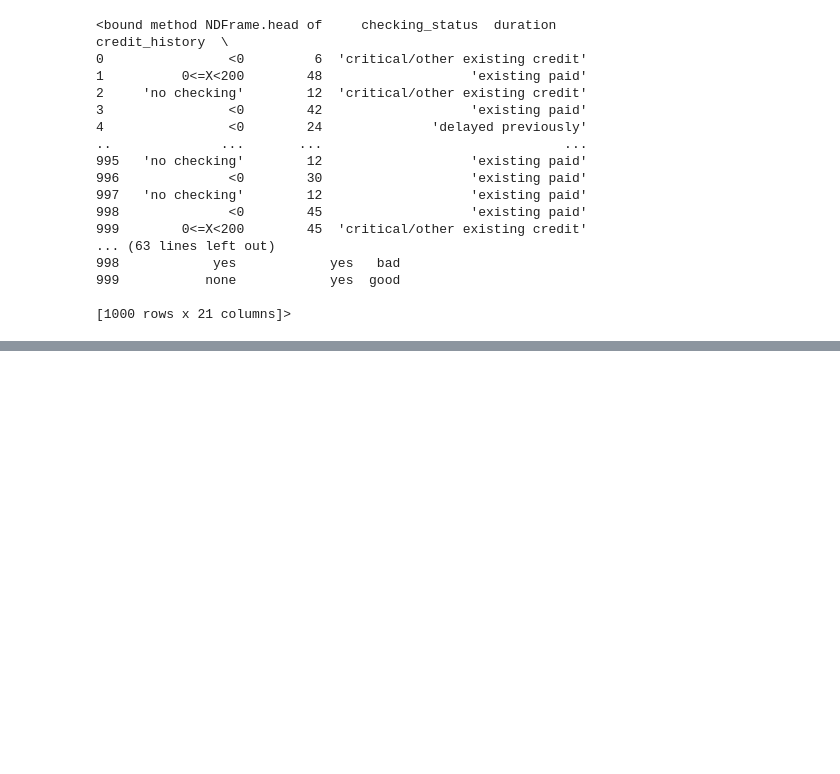
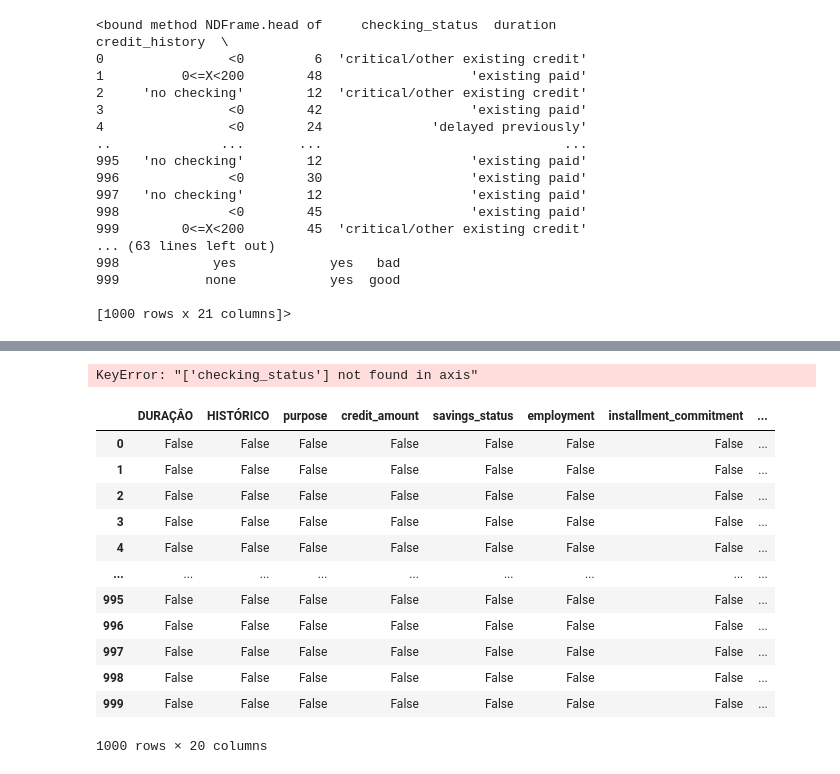
Before and after one commit to eduardonicioli/mineracao_dados, a Jupyter notebook: aula_panda.ipynb, the cells around one changed output, grey strips where cells are left out. Saved outputs shown, nothing was run; the diff lists cells and outputs as text; code cells hidden in the pictures; blank space fills up the shorter version.

```diff
--- a/aula_panda.ipynb
+++ b/aula_panda.ipynb
@@ -39,0 +182,20 @@ dados.head
+# %%
+dados.drop('checking_status', inplace=True, axis=1)
+# %% [output]
+KeyError: "['checking_status'] not found in axis"
+# %%
+dados.isnull()
+# %% [output]
+|  | DURAÇÂO | HISTÓRICO | purpose | credit_amount | savings_status | employment | installment_commitment | ... |
+| 0 | False | False | False | False | False | False | False | ... |
+| 1 | False | False | False | False | False | False | False | ... |
+| 2 | False | False | False | False | False | False | False | ... |
+| 3 | False | False | False | False | False | False | False | ... |
+| 4 | False | False | False | False | False | False | False | ... |
+| ... | ... | ... | ... | ... | ... | ... | ... | ... |
+| 995 | False | False | False | False | False | False | False | ... |
+| 996 | False | False | False | False | False | False | False | ... |
+| 997 | False | False | False | False | False | False | False | ... |
+| 998 | False | False | False | False | False | False | False | ... |
+| 999 | False | False | False | False | False | False | False | ... |
+1000 rows × 20 columns
```
Also changed, not shown: parts of 16 cells of this notebook.
